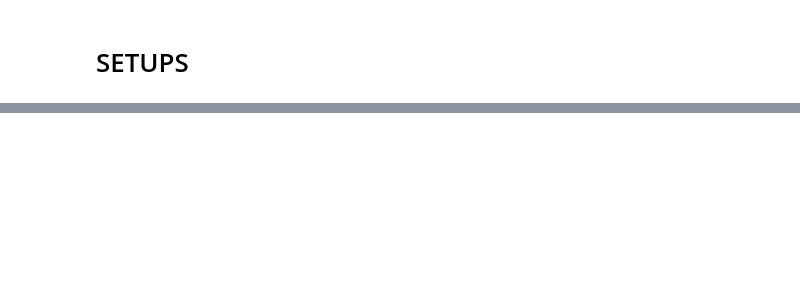
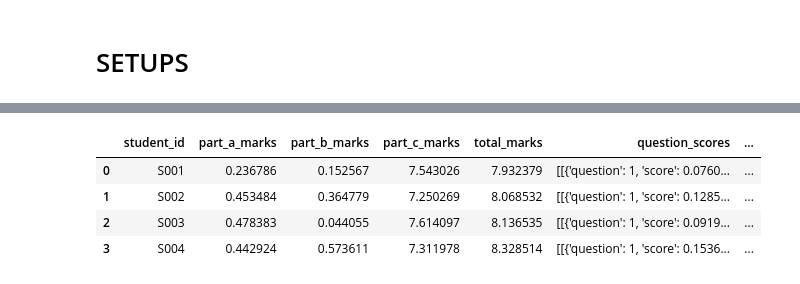
Before and after one commit to IrshadYasseen/relativeGrade, a Jupyter notebook: test.ipynb, the cells around one changed output, grey strips where cells are left out. Saved outputs shown, nothing was run; the diff lists cells and outputs as text; code cells hidden in the pictures; blank space fills up the shorter version.

```diff
--- a/test.ipynb
+++ b/test.ipynb
@@ -76,0 +483,4 @@ NameError: name 'spacy' is not defined
+# %%
+for i in students:
+    print(i.keys())
+    print([True if len(i["answers"][j]) == len(answer_key[j]) else len(i["answers"][j]) for j in range(len(answer_key))])
@@ -76,0 +503,2 @@ NameError: name 'spacy' is not defined
+# %%
+model = SentenceTransformer('all-MiniLM-L6-v2')
@@ -76,0 +740,72 @@ NameError: name 'spacy' is not defined
+# %%
+# Step 6: Calculate all students' results
+def calculate_results(students, answer_key, save_intermediate=False):
+    print("Calculating results for all students...")
+    results = []
+
+    for student in students:
+        result = process_student(student, answer_key, save_intermediate)
+        results.append(result)
+
+    # Convert results to a DataFrame
+    df = pd.DataFrame(results)
+
+    # Now, let's add question scores
+    question_scores = []
+    for idx in range(len(answer_key)):  # Assuming answer_key has parts
+        part_question_scores = [result['question_scores'][idx] for result in results]
+        question_scores.append(part_question_scores)
+
+    # Check the shapes of the collected scores
+    print(f"Number of students: {len(students)}")
+    print(f"Collected question scores structure (before DataFrame): {question_scores}")
+
+    # Print lengths of individual parts
+    for i, part in enumerate(question_scores):
+        print(f"Part {i+1} has {len(part)} scores.")
+
+    # Create a DataFrame for question scores
+    question_scores_df = pd.DataFrame(question_scores).T  # Transpose to match student entries
+    print(f"Shape of question scores DataFrame before assigning columns: {question_scores_df.shape}")
+
+    # Create column names based on the answer_key structure
+    total_questions = sum(len(part) for part in answer_key)
+    print(f"Total expected columns based on answer key: {total_questions}")
+
+    # Check the number of columns in the question scores DataFrame
+    print(f"Number of columns in question_scores_df: {question_scores_df.shape[1]}")
+
+    # Check if the lengths match before assigning columns
+    if question_scores_df.shape[1] != total_questions:
+        print("Warning: Length mismatch! Adjusting the number of question score columns.")
+        question_scores_df = question_scores_df.iloc[:, :total_questions]  # Adjust if needed
+        print(f"Adjusted shape of question_scores_df: {question_scores_df.shape}")
+
+    # Create new column names for question scores
+    new_column_names = [f'part_{i+1}_question_{q+1}_score'
+                        for i in range(len(answer_key))
+                        for q in range(len(answer_key[i]))]
+
+    print(f"New column names length: {len(new_column_names)}")
+    print(f"Question scores DataFrame shape: {question_scores_df.shape}")
+
+    # Ensure we do not assign more columns than available
+    if len(new_column_names) != question_scores_df.shape[1]:
+        print(f"Length mismatch! New column names: {len(new_column_names)}, Existing: {question_scores_df.shape[1]}")
+        new_column_names = new_column_names[:question_scores_df.shape[1]]  # Adjust the length
+
+    question_scores_df.columns = new_column_names
+
+    # Combine both DataFrames
+    df = pd.concat([df, question_scores_df], axis=1)
+
+    if save_intermediate:
+        df.to_csv("final_results.csv", index=False)
+        print(f"Final results saved to final_results.csv")
+
+    print(df)
+    return df
+
+# Call the main function
+calculate_results(students, answer_key, save_intermediate=True)
+# %% [output]
@@ -76,0 +829,5 @@ NameError: name 'spacy' is not defined
+|  | student_id | part_a_marks | part_b_marks | part_c_marks | total_marks | question_scores | ... |
+| 0 | S001 | 0.236786 | 0.152567 | 7.543026 | 7.932379 | [[{'question': 1, 'score': 0.0760... | ... |
+| 1 | S002 | 0.453484 | 0.364779 | 7.250269 | 8.068532 | [[{'question': 1, 'score': 0.1285... | ... |
+| 2 | S003 | 0.478383 | 0.044055 | 7.614097 | 8.136535 | [[{'question': 1, 'score': 0.0919... | ... |
+| 3 | S004 | 0.442924 | 0.573611 | 7.311978 | 8.328514 | [[{'question': 1, 'score': 0.1536... | ... |
```
Also changed, not shown: parts of 45 cells of this notebook, 30 other files.
